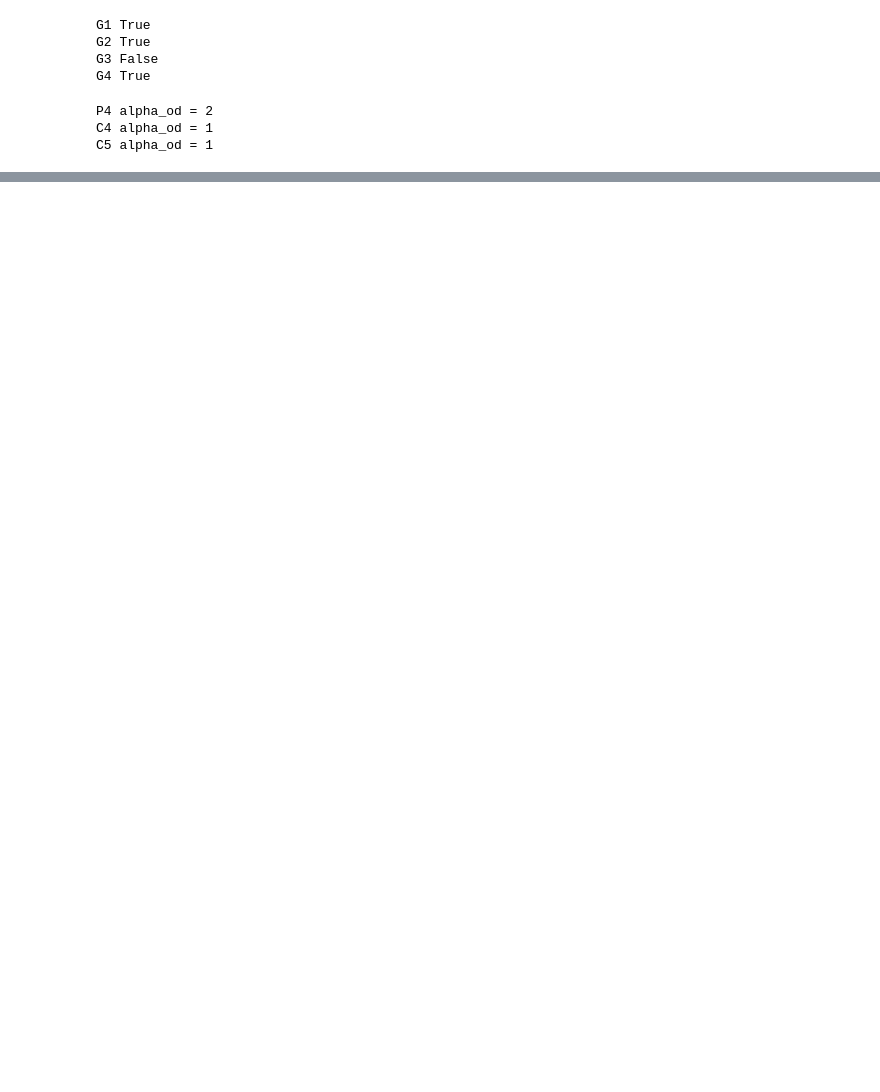
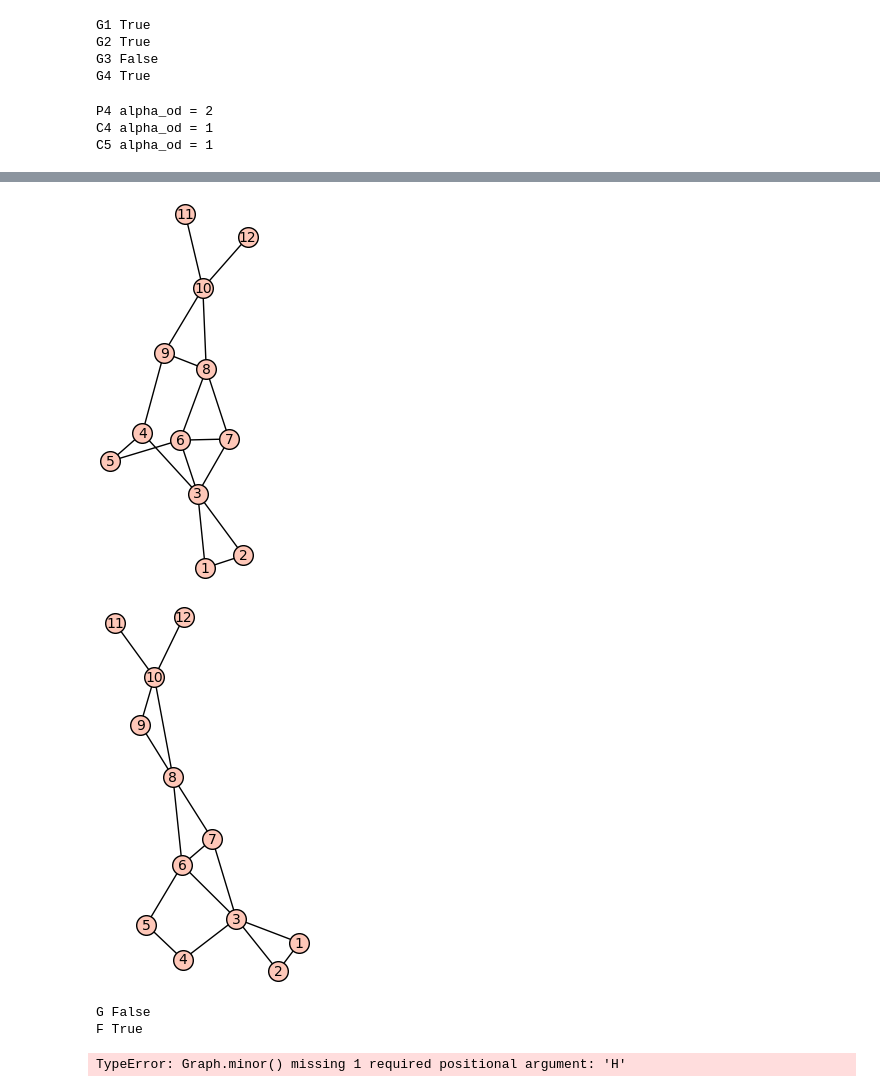
Before and after one commit to JureKra/Projekt-FP, a Jupyter notebook: main.ipynb, the cells around one changed output, grey strips where cells are left out. Cells and saved outputs as stored; diff of their text form; code cells hidden in the pictures; blank space fills up the shorter version.

```diff
--- a/main.ipynb
+++ b/main.ipynb
@@ -221,0 +229,17 @@ C5 alpha_od = 1
+# %%
+G = Graph({1:[2,3],2:[1,3],3:[4,6,7],4:[3,5,9],5:[4,6],6:[3,5,7],7:[3,6,8],8:[6,7,9,10],9:[4,8,10],10:[8,9,11,12],11:[10],12:[10]})
+G.show()
+F = Graph({1:[2,3],2:[1,3],3:[4,6,7],4:[3,5],5:[4,6],6:[3,5,7],7:[3,6,8],8:[6,7,9,10],9:[8,10],10:[8,9,11,12],11:[10],12:[10]})
+F.show()
+G.is_circular_planar()
+F.is_circular_planar()
+print("G", G.is_circular_planar())
+print("F", F.is_circular_planar())
+print("G", is_outerplanar(G))
+print("F", is_outerplanar(F))
+# %% [output]
+[figure, added]
+[figure, added]
+G False
+F True
+TypeError: Graph.minor() missing 1 required positional argument: 'H'
```
Also changed, not shown: parts of 30 cells of this notebook, 1 other file.
